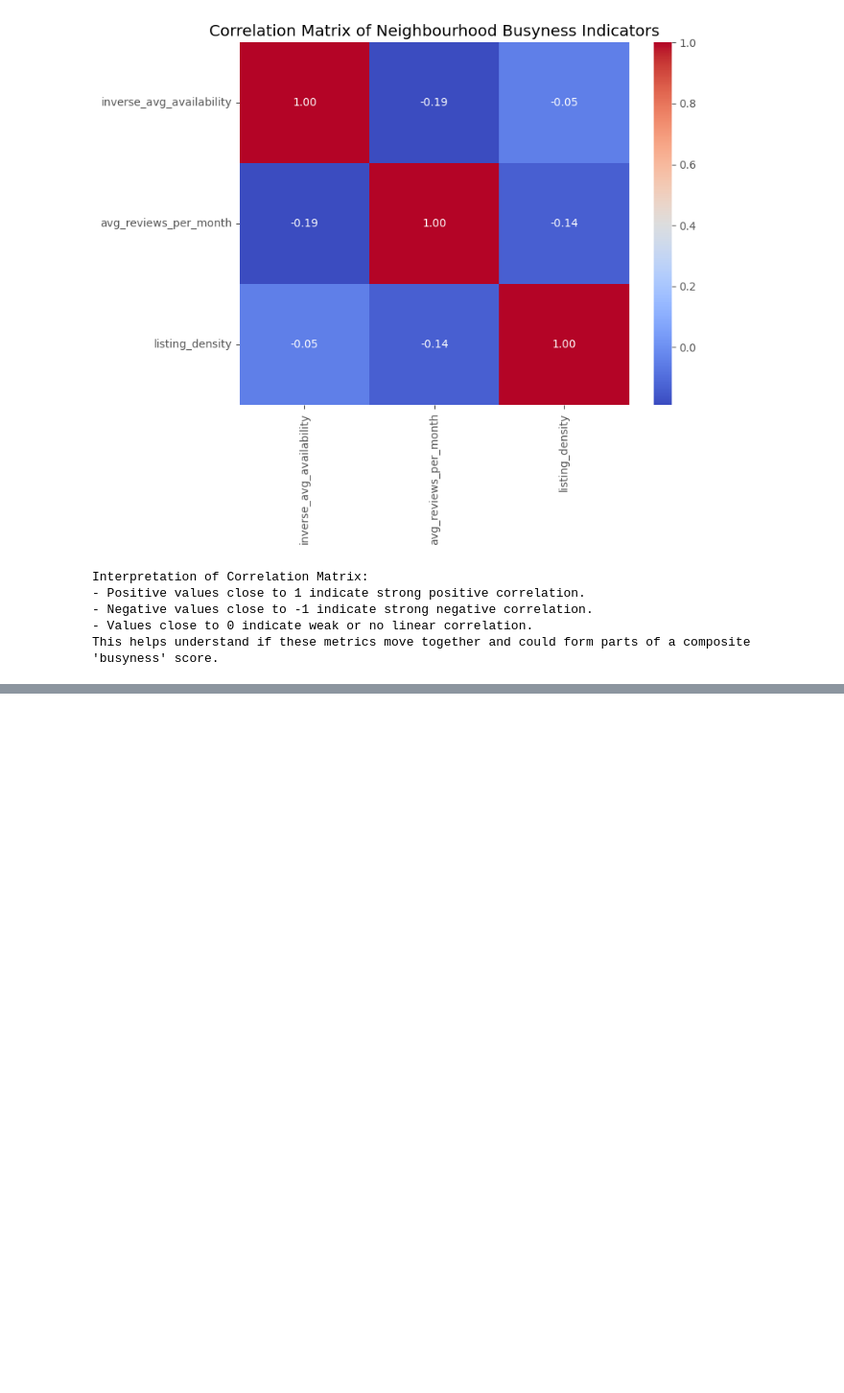
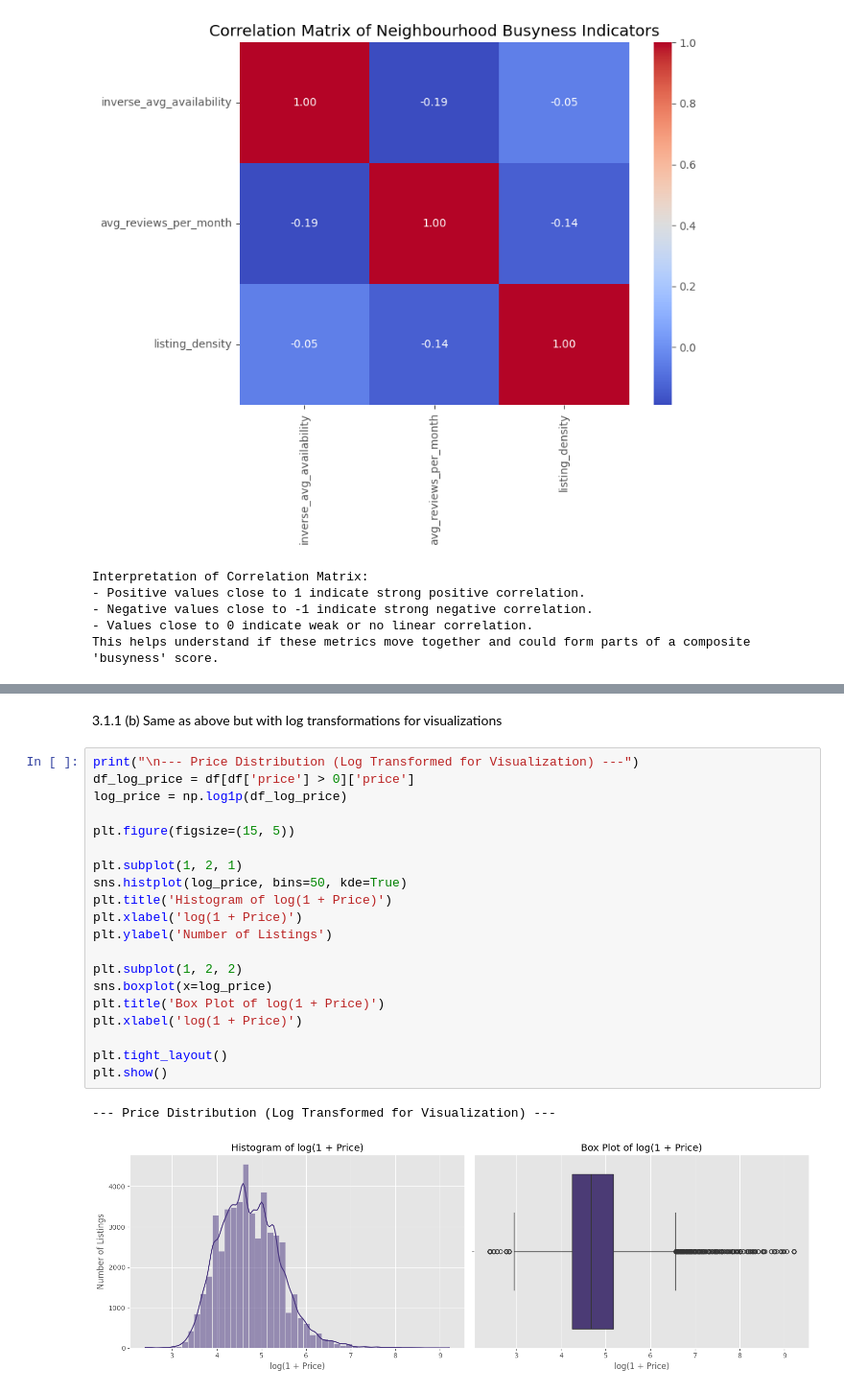
Before and after one commit to tm3-machine-learning/airbnb, a Jupyter notebook: mchandler_analysis/airbnb_analysis.ipynb, the cells around one changed output, grey strips where cells are left out. Shown at 96% size. Drawn from its saved outputs; the diff is of its cells as text; blank space fills up the shorter version.

```diff
--- a/mchandler_analysis/airbnb_analysis.ipynb
+++ b/mchandler_analysis/airbnb_analysis.ipynb
@@ -573,0 +627,25 @@ This helps understand if these metrics move together and could form parts of a c
+# %% [markdown]
+3.1.1 (b) Same as above but with log transformations for visualizations
+# %%
+print("\n--- Price Distribution (Log Transformed for Visualization) ---")
+df_log_price = df[df['price'] > 0]['price']
+log_price = np.log1p(df_log_price)
+
+plt.figure(figsize=(15, 5))
+
+plt.subplot(1, 2, 1)
+sns.histplot(log_price, bins=50, kde=True)
+plt.title('Histogram of log(1 + Price)')
+plt.xlabel('log(1 + Price)')
+plt.ylabel('Number of Listings')
+
+plt.subplot(1, 2, 2)
+sns.boxplot(x=log_price)
+plt.title('Box Plot of log(1 + Price)')
+plt.xlabel('log(1 + Price)')
+
+plt.tight_layout()
+plt.show()
+# %% [output]
+--- Price Distribution (Log Transformed for Visualization) ---
+[figure, added]
```
Also changed, not shown: parts of 18 cells of this notebook.
